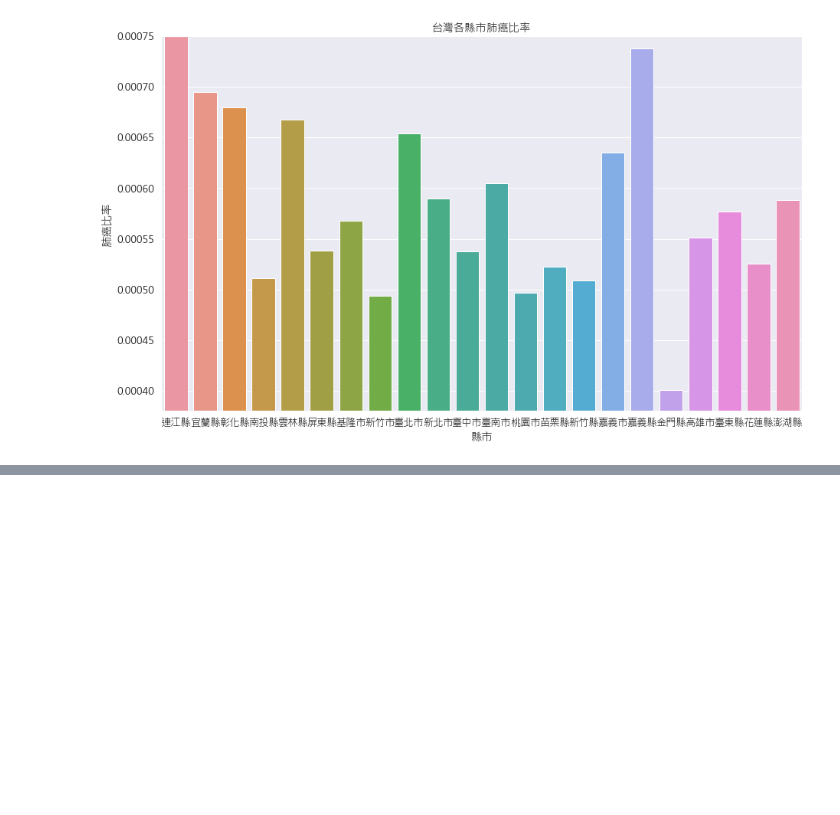
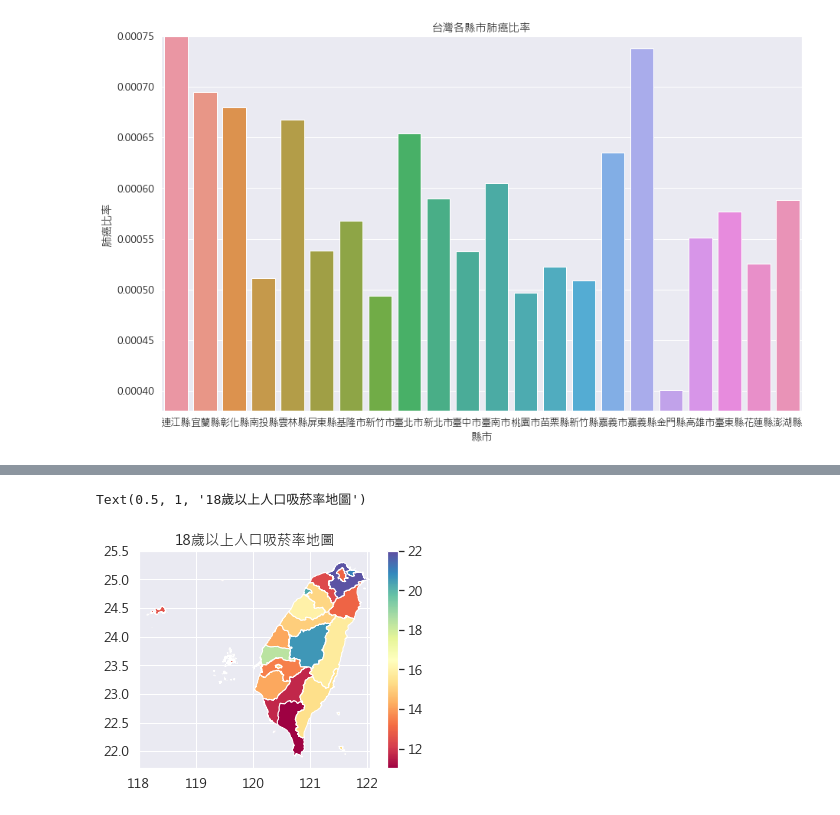
Before and after one commit to k22949706/Kenny, a Jupyter notebook: 程式語言Final.ipynb, the cells around one changed output, grey strips where cells are left out. Cells and saved outputs as stored; diff of their text form; code cells hidden in the pictures; blank space fills up the shorter version.

```diff
--- a/程式語言Final.ipynb
+++ b/程式語言Final.ipynb
@@ -537,0 +704,6 @@ sns.barplot(x=districts3['縣市'],y=districts3['肺癌比率'])
+# %%
+smokey = [0,1,2,3,4,5,6,7,8,9,10,11,12,13,14,15,16,17,18,19,20,21]
+smokex = ['縣市','18歲以上人口吸菸率(%)']
+rates = [['新北市',21.90],['臺北市',13.00],['桃園市',12.40],['臺中市',15.00],['臺南市',14.20],['高雄市',11.70],['宜蘭縣',13.00],['新竹縣',15.2],['苗栗縣',16.00],['彰化縣',14.20],['南投縣',20.60],['雲林縣',18.40],['嘉義縣',13.50],['屏東縣',10.60],['臺東縣',15.40],['花蓮縣',15.80],['澎湖縣',12.70],['基隆市',21.00],['新竹市',20.20],['嘉義市',15.10],['金門縣',12.60],['連江縣',16.70]]
+df_smoke = pd.DataFrame(rates,index = smokey,columns = smokex)
+df_smoke
@@ -537,0 +728,3 @@ sns.barplot(x=districts3['縣市'],y=districts3['肺癌比率'])
+# %%
+districts_smoke = districts2.merge(df_smoke, on = '縣市')
+districts_smoke
@@ -537,0 +749,9 @@ sns.barplot(x=districts3['縣市'],y=districts3['肺癌比率'])
+# %%
+color = mpl.colors.Normalize(vmin = 11, vmax = 22)
+districts_smoke.plot(column = '18歲以上人口吸菸率(%)', cmap = 'Spectral', legend = True, norm = color)
+plt.xlim(118,122.05)
+plt.ylim(21.7,25.5)
+plt.title("18歲以上人口吸菸率地圖")
+# %% [output]
+Text(0.5, 1, '18歲以上人口吸菸率地圖')
+[figure, added]
```
Also changed, not shown: parts of 13 cells of this notebook.
